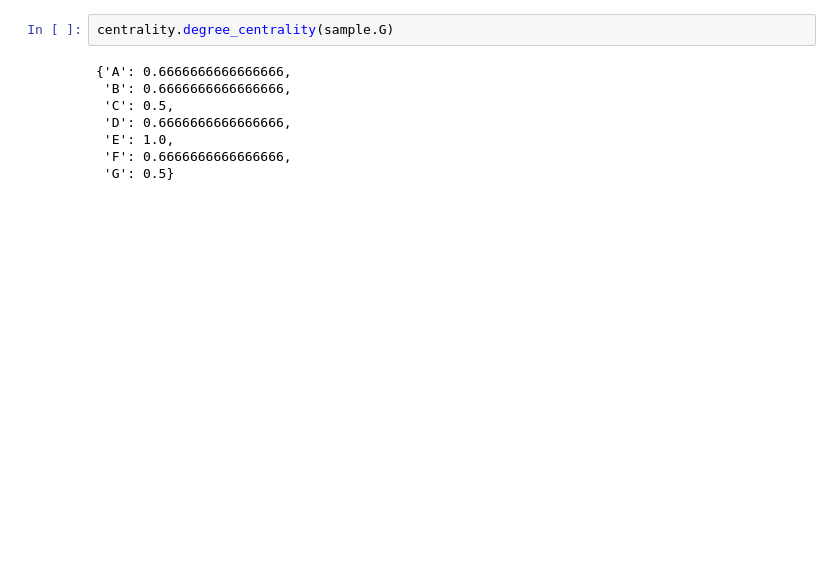
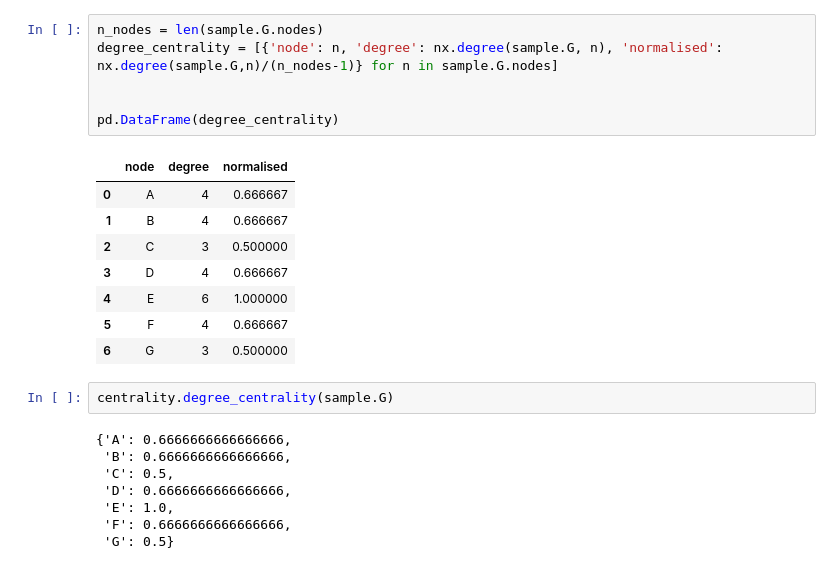
Before and after one commit to mutazag/sina, a Jupyter notebook: AT2-Q3-solution.ipynb, the cells around one changed output. Cells and saved outputs as stored; diff of their text form; blank space fills up the shorter version.

```diff
--- a/AT2-Q3-solution.ipynb
+++ b/AT2-Q3-solution.ipynb
@@ -13,3 +19,18 @@ from networkx.algorithms import centrality
+# %%
+n_nodes = len(sample.G.nodes)
+degree_centrality = [{'node': n, 'degree': nx.degree(sample.G, n), 'normalised': nx.degree(sample.G,n)/(n_nodes-1)} for n in sample.G.nodes]
+
+
+pd.DataFrame(degree_centrality)
+# %% [output]
+|  | node | degree | normalised |
+| 0 | A | 4 | 0.666667 |
+| 1 | B | 4 | 0.666667 |
+| 2 | C | 3 | 0.500000 |
+| 3 | D | 4 | 0.666667 |
+| 4 | E | 6 | 1.000000 |
+| 5 | F | 4 | 0.666667 |
+| 6 | G | 3 | 0.500000 |
 # %%
 centrality.degree_centrality(sample.G)
 # %% [output]
```
Also changed, not shown: parts of 17 cells of this notebook.
